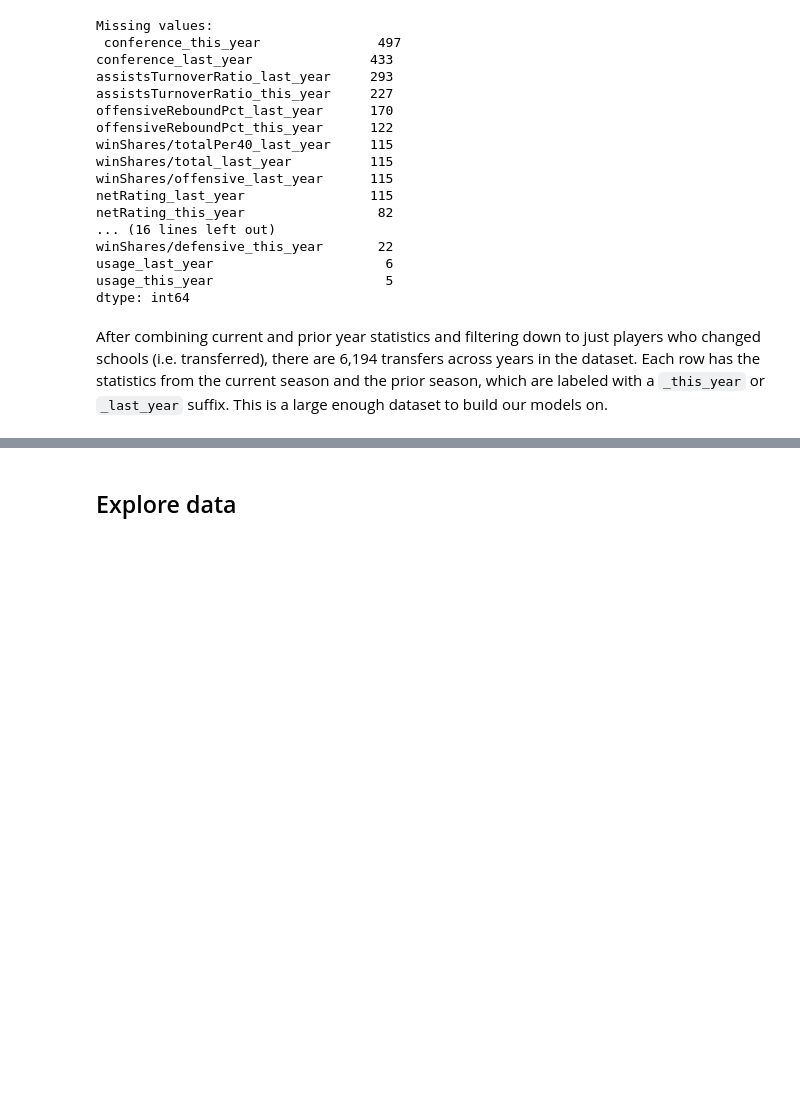
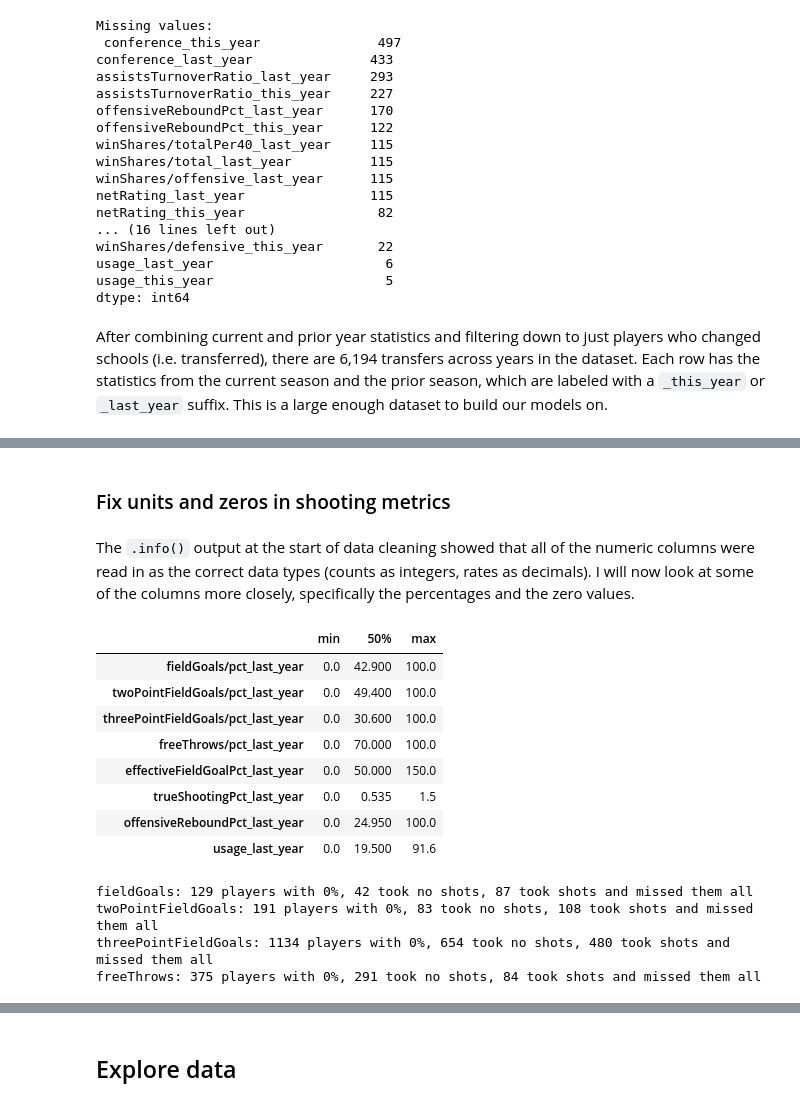
Before and after one commit to eviemcmahan/ds_3001_project_team_6, a Jupyter notebook: notebook.ipynb, the cells around one changed output, grey strips where cells are left out. Saved outputs shown, nothing was run; the diff lists cells and outputs as text; code cells hidden in the pictures; blank space fills up the shorter version.

```diff
--- a/notebook.ipynb
+++ b/notebook.ipynb
@@ -556,0 +614,15 @@ transfers.to_csv("data/transfers.csv", index=False) # Save down the new transfer
+# %%
+# D1 teams are the ones with a conference listed
+transfers["new_school_d1"] = transfers["conference_this_year"].notna()
+transfers["prior_school_d1"] = transfers["conference_last_year"].notna()
+transfers["prior_school_division"] = transfers["prior_school_d1"].map({True: "D1", False: "Not D1"}) # Label the prior school as D1 or not D1
+
+print("Prior school D1 vs. new school D1:")
+print(pd.crosstab(transfers["prior_school_d1"], transfers["new_school_d1"]))
+
+# Keep only transfers who ended up at a D1 school
+transfers_d1 = transfers[transfers["new_school_d1"]].reset_index(drop=True)
+
+print(f"\nTransfers before filter: {len(transfers)}")
+print(f"Transfers to a D1 school: {len(transfers_d1)}")
+print(f"\nTransfers to D1 by season:\n{transfers_d1['season'].value_counts().sort_index()}")
@@ -556,0 +692,8 @@ transfers.to_csv("data/transfers.csv", index=False) # Save down the new transfer
+# %%
+# Share of games he started at his new school, and the target (started more than half of his games)
+transfers_d1["start_rate"] = transfers_d1["starts_this_year"] / transfers_d1["games_this_year"]
+transfers_d1["starter"] = (transfers_d1["start_rate"] > 0.5).astype(int)
+
+print(f"Players with 0 games at the new school: {(transfers_d1['games_this_year'] == 0).sum()}")
+print(f"Starters: {transfers_d1['starter'].sum()} of {len(transfers_d1)} ({transfers_d1['starter'].mean():.1%})")
+print(f"\nShare of starters by season:\n{transfers_d1.groupby('season')['starter'].mean().round(3)}")
@@ -556,0 +726,3 @@ transfers.to_csv("data/transfers.csv", index=False) # Save down the new transfer
+# %%
+minimum_games = 5
+print(f"Transfers playing less than {minimum_games} games at their new school: {(transfers_d1['games_this_year'] < minimum_games).sum()}")
@@ -556,0 +755,29 @@ transfers.to_csv("data/transfers.csv", index=False) # Save down the new transfer
+# %% [markdown]
+### Fix units and zeros in shooting metrics
+# %% [markdown]
+The `.info()` output at the start of data cleaning showed that all of the numeric columns were read in as the correct data types (counts as integers, rates as decimals). I will now look at some of the columns more closely, specifically the percentages and the zero values.
+# %%
+percentages = ["fieldGoals/pct_last_year", "twoPointFieldGoals/pct_last_year", "threePointFieldGoals/pct_last_year", "freeThrows/pct_last_year",
+            "effectiveFieldGoalPct_last_year", "trueShootingPct_last_year", "offensiveReboundPct_last_year", "usage_last_year"] # Pull all the percentage columns
+display(transfers_d1[percentages].describe().T[["min", "50%", "max"]])
+
+shot_types = ["fieldGoals", "twoPointFieldGoals", "threePointFieldGoals", "freeThrows"] # Shooting percentages
+
+for shot in shot_types:
+    zero_pct = transfers_d1[f"{shot}/pct_last_year"] == 0 # Players with a 0% shooting percentage
+    no_shots = transfers_d1[f"{shot}/attempted_last_year"] == 0 # Players who took no shots of this type
+    print(f"{shot}: {zero_pct.sum()} players with 0%, {(zero_pct & no_shots).sum()} took no shots, {(zero_pct & ~no_shots).sum()} took shots and missed them all")
+# %% [output]
+|  | min | 50% | max |
+| fieldGoals/pct_last_year | 0.0 | 42.900 | 100.0 |
+| twoPointFieldGoals/pct_last_year | 0.0 | 49.400 | 100.0 |
+| threePointFieldGoals/pct_last_year | 0.0 | 30.600 | 100.0 |
+| freeThrows/pct_last_year | 0.0 | 70.000 | 100.0 |
+| effectiveFieldGoalPct_last_year | 0.0 | 50.000 | 150.0 |
+| trueShootingPct_last_year | 0.0 | 0.535 | 1.5 |
+| offensiveReboundPct_last_year | 0.0 | 24.950 | 100.0 |
+| usage_last_year | 0.0 | 19.500 | 91.6 |
+fieldGoals: 129 players with 0%, 42 took no shots, 87 took shots and missed them all
+twoPointFieldGoals: 191 players with 0%, 83 took no shots, 108 took shots and missed them all
+threePointFieldGoals: 1134 players with 0%, 654 took no shots, 480 took shots and missed them all
+freeThrows: 375 players with 0%, 291 took no shots, 84 took shots and missed them all
```
Also changed, not shown: parts of 37 cells of this notebook.
